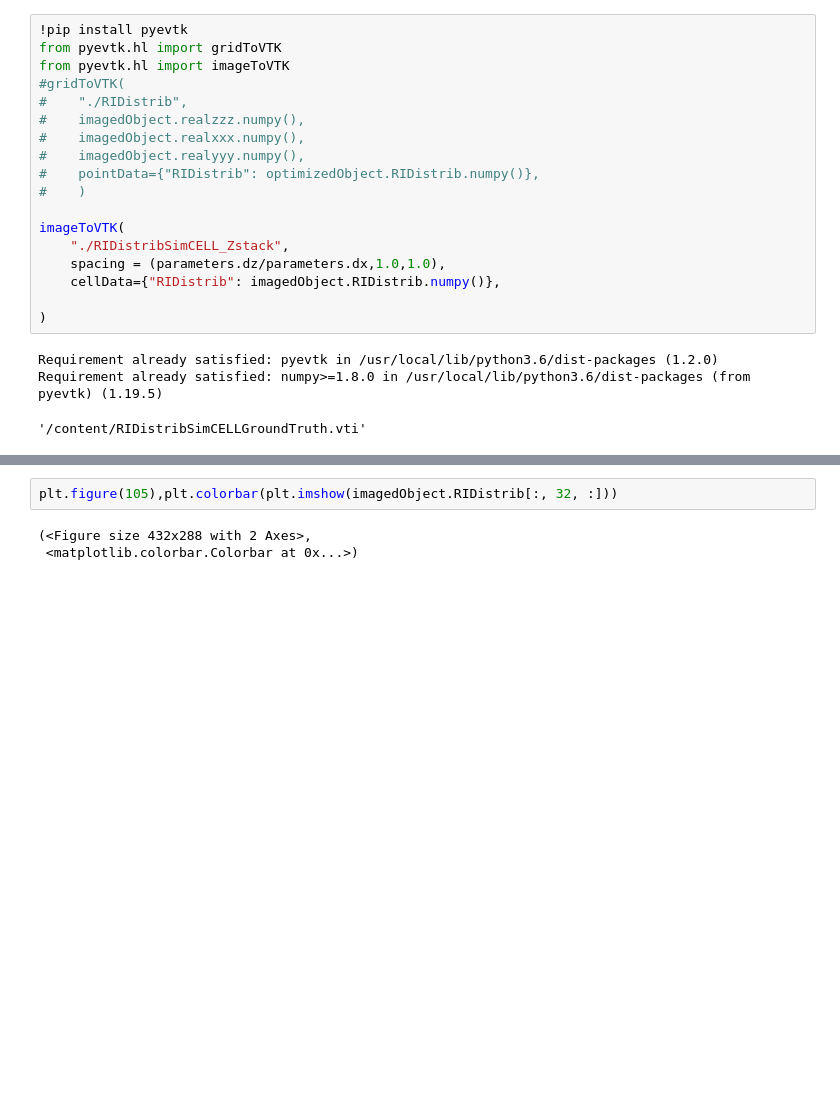
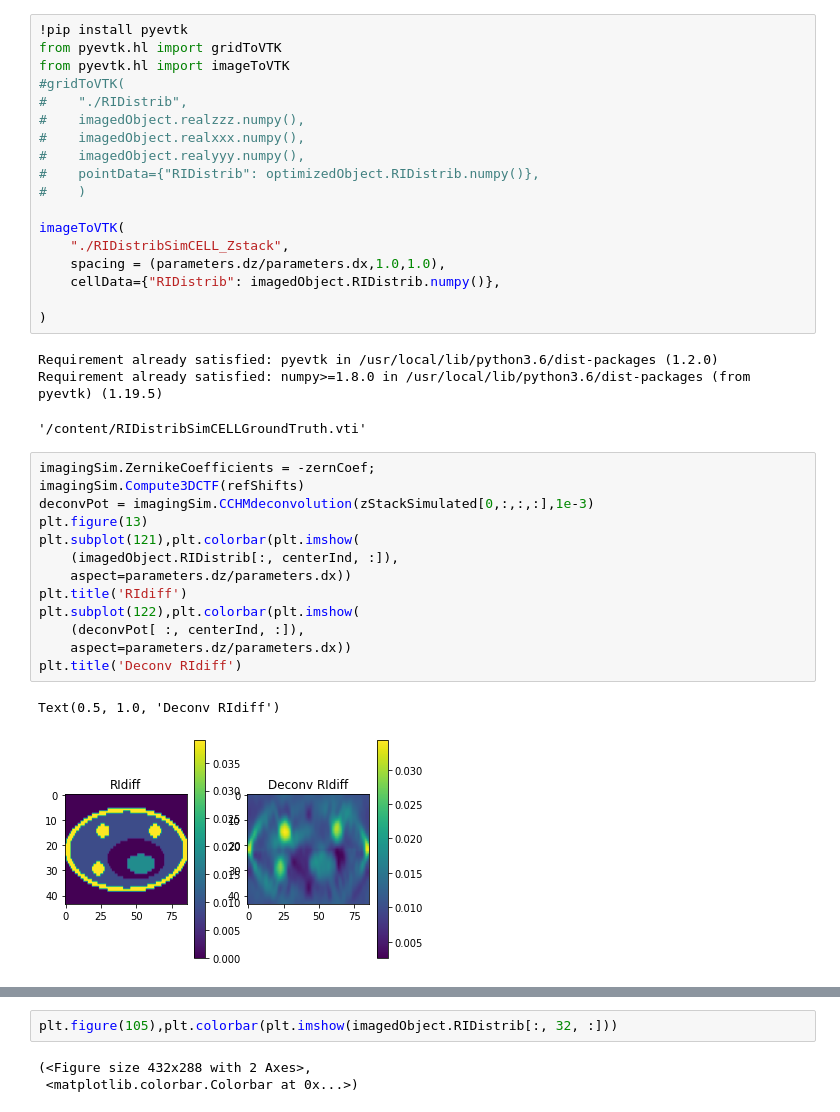
Before and after one commit to MiroDur/MuScat_Miro, a Jupyter notebook: DataReconstructionFromSimCell.ipynb, the cells around one changed output, grey strips where cells are left out. Saved outputs shown, nothing was run; the diff lists cells and outputs as text; blank space fills up the shorter version.

```diff
--- a/DataReconstructionFromSimCell.ipynb
+++ b/DataReconstructionFromSimCell.ipynb
@@ -187,3 +237,19 @@ imageToVTK(
 Requirement already satisfied: pyevtk in /usr/local/lib/python3.6/dist-packages (1.2.0)
 Requirement already satisfied: numpy>=1.8.0 in /usr/local/lib/python3.6/dist-packages (from pyevtk) (1.19.5)
 '/content/RIDistribSimCELLGroundTruth.vti'
+# %%
+imagingSim.ZernikeCoefficients = -zernCoef;
+imagingSim.Compute3DCTF(refShifts)
+deconvPot = imagingSim.CCHMdeconvolution(zStackSimulated[0,:,:,:],1e-3)
+plt.figure(13)
+plt.subplot(121),plt.colorbar(plt.imshow(
+    (imagedObject.RIDistrib[:, centerInd, :]),
+    aspect=parameters.dz/parameters.dx))
+plt.title('RIdiff')
+plt.subplot(122),plt.colorbar(plt.imshow(
+    (deconvPot[ :, centerInd, :]),
+    aspect=parameters.dz/parameters.dx))
+plt.title('Deconv RIdiff')
+# %% [output]
+Text(0.5, 1.0, 'Deconv RIdiff')
+[figure, added]
```
Also changed, not shown: parts of 5 cells of this notebook.
